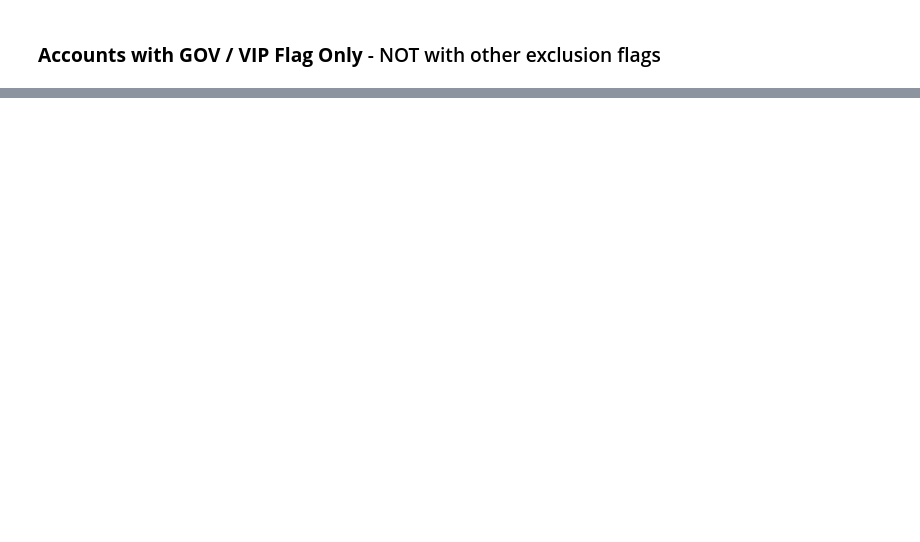
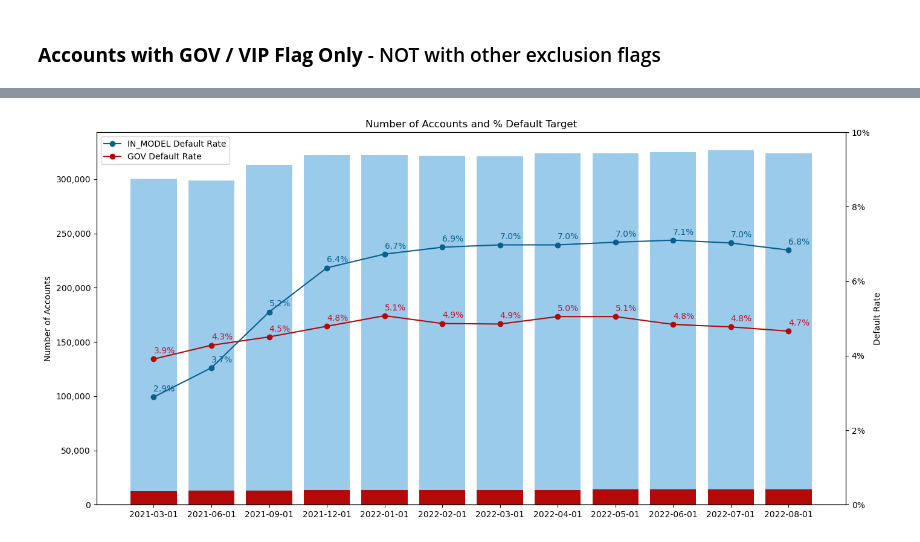
Before and after one commit to Prudick/risk-data-science-pm-model-exclusion-accounts-analysis, a Jupyter notebook: data-gathering.ipynb, the cells around one changed output, grey strips where cells are left out. Saved outputs shown, nothing was run; the diff lists cells and outputs as text; code cells hidden in the pictures; blank space fills up the shorter version.

```diff
--- a/data-gathering.ipynb
+++ b/data-gathering.ipynb
@@ -143,0 +167,31 @@ df = all_acct.copy()
+# %%
+fig, ax1 = plt.subplots(figsize=(16, 8))
+
+ax2 = ax1.twinx()
+# Make REF_DATE discrete
+ax1.bar(df_wx_cust_susp_class.REF_DATE.astype(str), df_wx_cust_susp_class.IN_MODEL, color='#9bcbeb')
+ax2.plot(df_wx_cust_susp_class.REF_DATE.astype(str), df_wx_cust_susp_class.IN_MODEL_DEFAULT_RATE * 100, color='#08608c', marker='o', label='IN_MODEL Default Rate')
+
+ax1.bar(df_wx_cust_susp_class.REF_DATE.astype(str), df_wx_cust_susp_class.GOV_FLAG_ONLY, color='#b30909')
+ax2.plot(df_wx_cust_susp_class.REF_DATE.astype(str), df_wx_cust_susp_class.GOV_FLAG_DEFAULT_RATE * 100, color='#b30909', marker='o', label='GOV Default Rate')
+
+# data label on ax2 as percent with 1 decimal place
+for i, v in enumerate(df_wx_cust_susp_class.IN_MODEL_DEFAULT_RATE):
+    ax2.text(i, v * 100 + .1, "{:.1f}%".format(v * 100), color='#08608c', ha='left', va='bottom')
+for i, v in enumerate(df_wx_cust_susp_class.GOV_FLAG_DEFAULT_RATE):
+    ax2.text(i, v * 100 + .1, "{:.1f}%".format(v * 100), color='#c8102e', ha='left', va='bottom')
+
+ax1.set_ylabel('Number of Accounts')
+# y label format as number with comma
+ax1.get_yaxis().set_major_formatter(plt.FuncFormatter(lambda x, loc: "{:,}".format(int(x))))
+
+ax2.set_ylabel('Default Rate')
+# y label format as percent with 0 decimal place
+ax2.get_yaxis().set_major_formatter(plt.FuncFormatter(lambda x, loc: "{:.0f}%".format(x)))
+ax2.set_ylim(0,10)
+
+plt.title('Number of Accounts and % Default Target')
+plt.legend(loc='upper left')
+plt.show()
+# %% [output]
+[figure, added]
```
Also changed, not shown: parts of 9 cells of this notebook.
